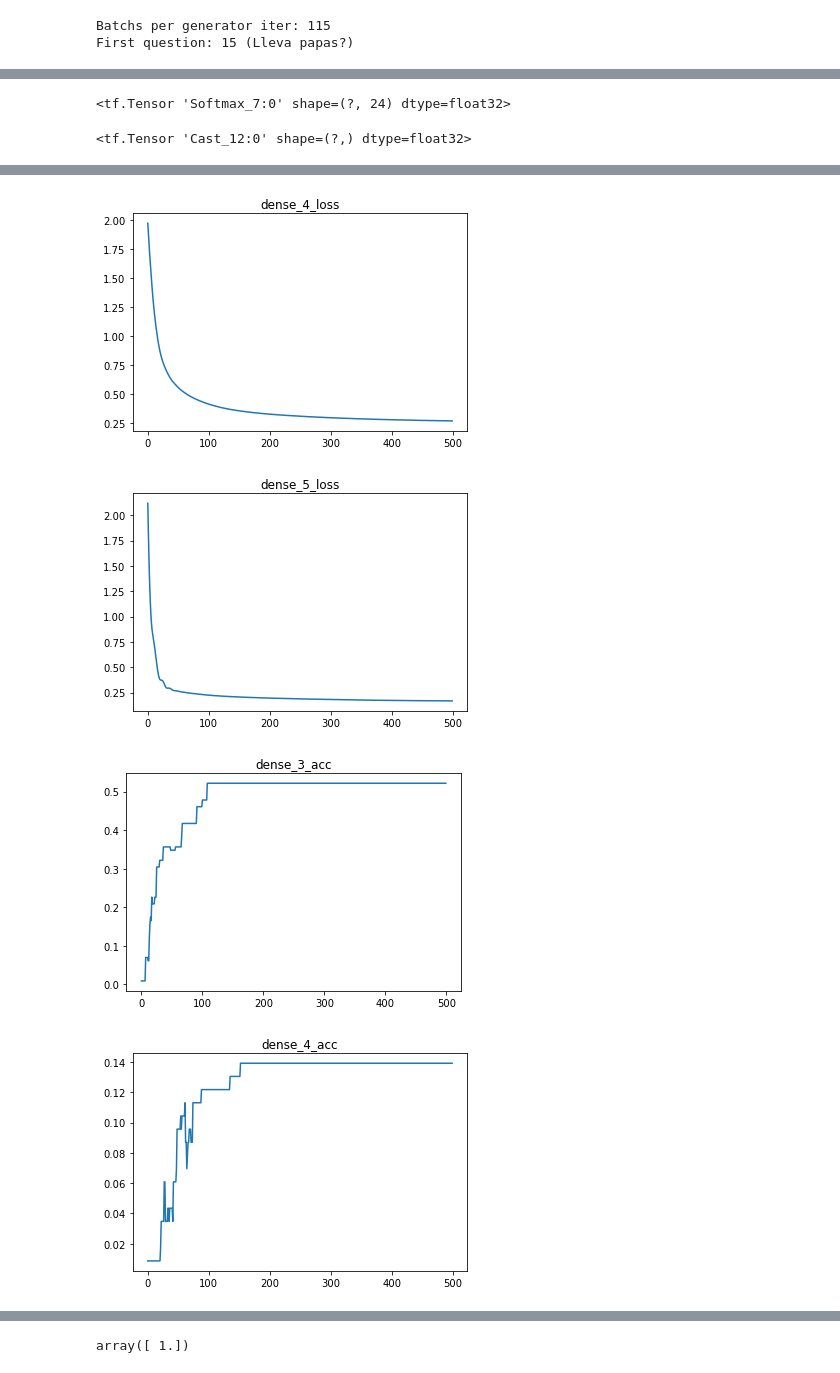
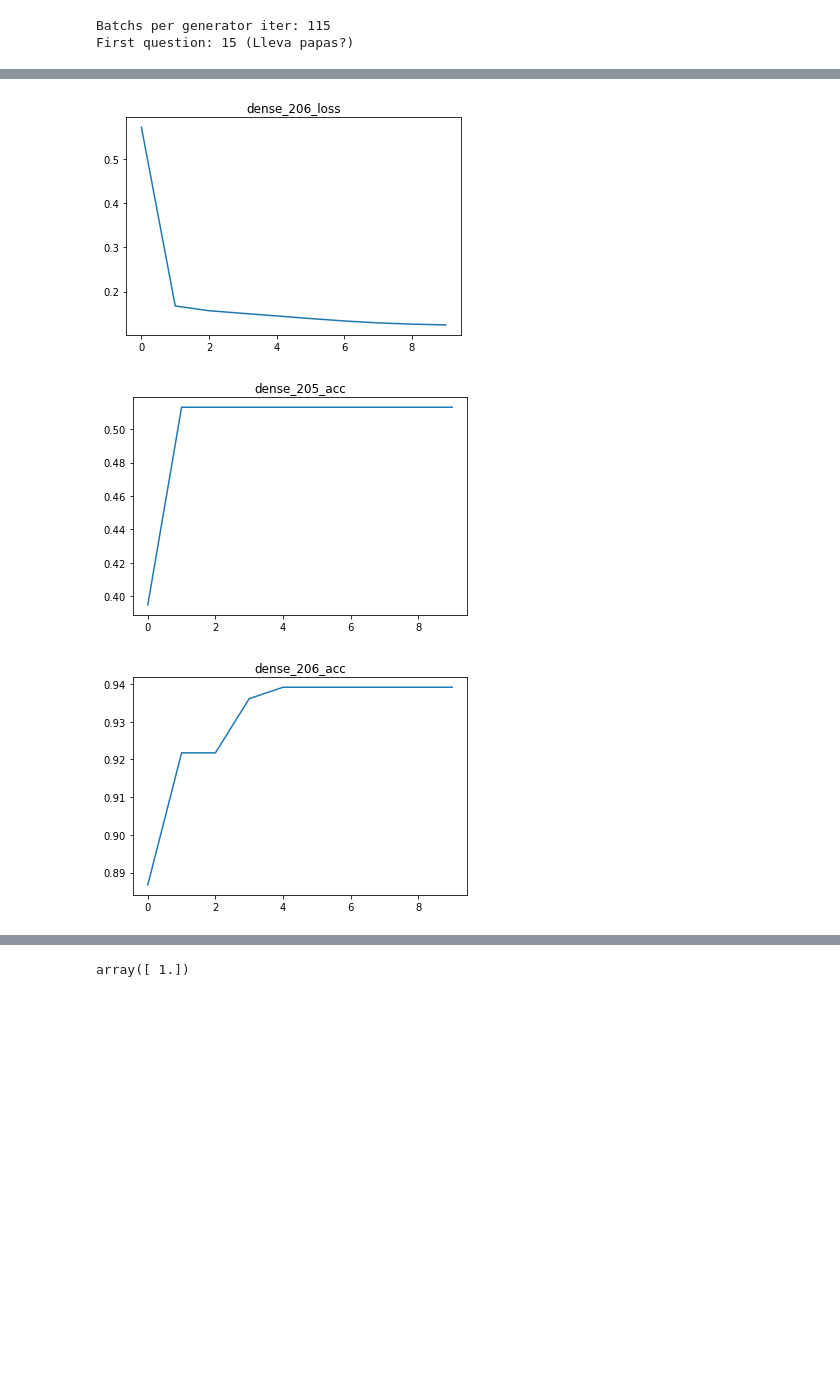
Before and after one commit to renato145/food-guesser, a Jupyter notebook: model_train.ipynb, the cells around one changed output, grey strips where cells are left out. Cells and saved outputs as stored; diff of their text form; code cells hidden in the pictures; blank space fills up the shorter version.

```diff
--- a/model_train.ipynb
+++ b/model_train.ipynb
@@ -13,7 +13,7 @@ from keras.utils.np_utils import to_categorical
 Using TensorFlow backend.
 # %%
 FILE_NAME = 'data.csv'
-MAX_Q = 10
+MAX_Q = 20
 
 # Data have 5 scales:
 #     +1   : True
@@ -50,7 +50,7 @@ def is_unique(idx, data):
 X = data
 y = np.arange(n_plates)
 
-clf = tree.DecisionTreeClassifier(max_depth=20, random_state=0, criterion='entropy')
+clf = tree.DecisionTreeClassifier(max_depth=MAX_Q, random_state=0, criterion='entropy')
 clf = clf.fit(X, y)
 # %%
 # Check decision paths
@@ -83,7 +82,7 @@ for idx in range(len(X)):
 # pprint(plate_paths)
 # %%
 # Train data generator
-def generator(data, plates_data, n_q, n_p):
+def generator(data, plates_data, n_q, n_p, mode):
     # TODO: lyer behaviour
     # TODO: unoptimize path
     # TODO: use guess on paths (0.5 or -0.5)
@@ -100,7 +99,7 @@ def generator(data, plates_data, n_q, n_p):
                 t_x_a.append(d[:i])
                 t_x_b.append(current_plate)
                 t_y_q.append(d[i])
-                t_y_p.append(-1)
+                t_y_p.append(plate)
                 t_y_c.append(0)
 
             if i < len(d) - 1:
@@ -131,18 +130,21 @@ def generator(data, plates_data, n_q, n_p):
             if t_y_p[i] > -1:
                 out_y_p[i] = to_categorical(t_y_p[i], n_p)
 
-        yield out_x, [out_y_q, out_y_p, out_y_c]
+        if mode == 'questions':
+            yield [out_x_a, out_x_b], [out_y_q, out_y_c]
+        elif mode == 'answers':
+            yield out_x_b, out_y_p
 # %%
 # Test generator
-data_gen = generator(plate_paths, data, n_questions, n_plates)
+data_gen = generator(plate_paths, data, n_questions, n_plates, 'questions')
 
-for i, (t_x, t_y) in enumerate(data_gen):
+for i, ([t_x_a, t_x_b], [t_y_q, t_y_c]) in enumerate(data_gen):
     if i == 1:
         break
 
-    gen_batch = len(t_x)
+    gen_batch = len(t_x_a)
 
-count = np.unique(t_x[:, 0], return_counts=True)
+count = np.unique(t_x_a[:, 0], return_counts=True)
 first_question = int(count[0][np.argmax(count[1])])
 
 print('Batchs per generator iter: %d' % gen_batch)
@@ -184,8 +200,0 @@ TypeError: Output tensors to a Model must be Keras tensors. Found: Tensor("sub_3
-# %%
-out_plate
-# %% [output]
-<tf.Tensor 'Softmax_7:0' shape=(?, 24) dtype=float32>
-# %%
-out_question
-# %% [output]
-<tf.Tensor 'Cast_12:0' shape=(?,) dtype=float32>
@@ -194,4 +201,8 @@ h = model.fit_generator(data_gen, gen_batch, 500, verbose=0)
 # %%
+print('question train')
+gen = generator(plate_paths, data, n_questions, n_plates, 'questions')
+h = model1.fit_generator(gen, gen_batch, 10, verbose=2)
+
 for k in h.history.keys():
     plt.plot(h.history[k])
     plt.title(k)
@@ -202,4 +230,3 @@ for k in h.history.keys():
-[figure, old version]
+[figure, new version]
-[figure, old version]
+[figure, new version]
-[figure, old version]
+[figure, new version]
-[figure, removed]
```
Also changed, not shown: parts of 15 cells of this notebook.
